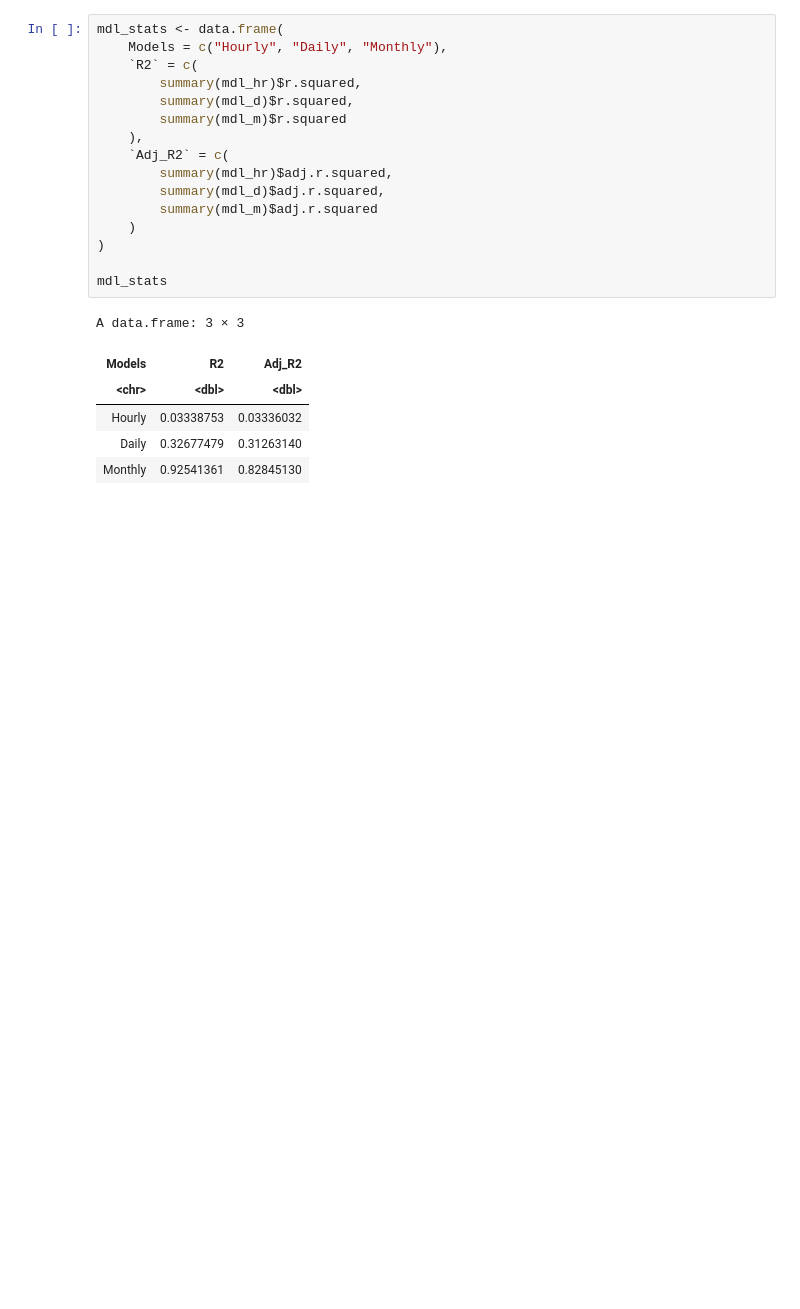
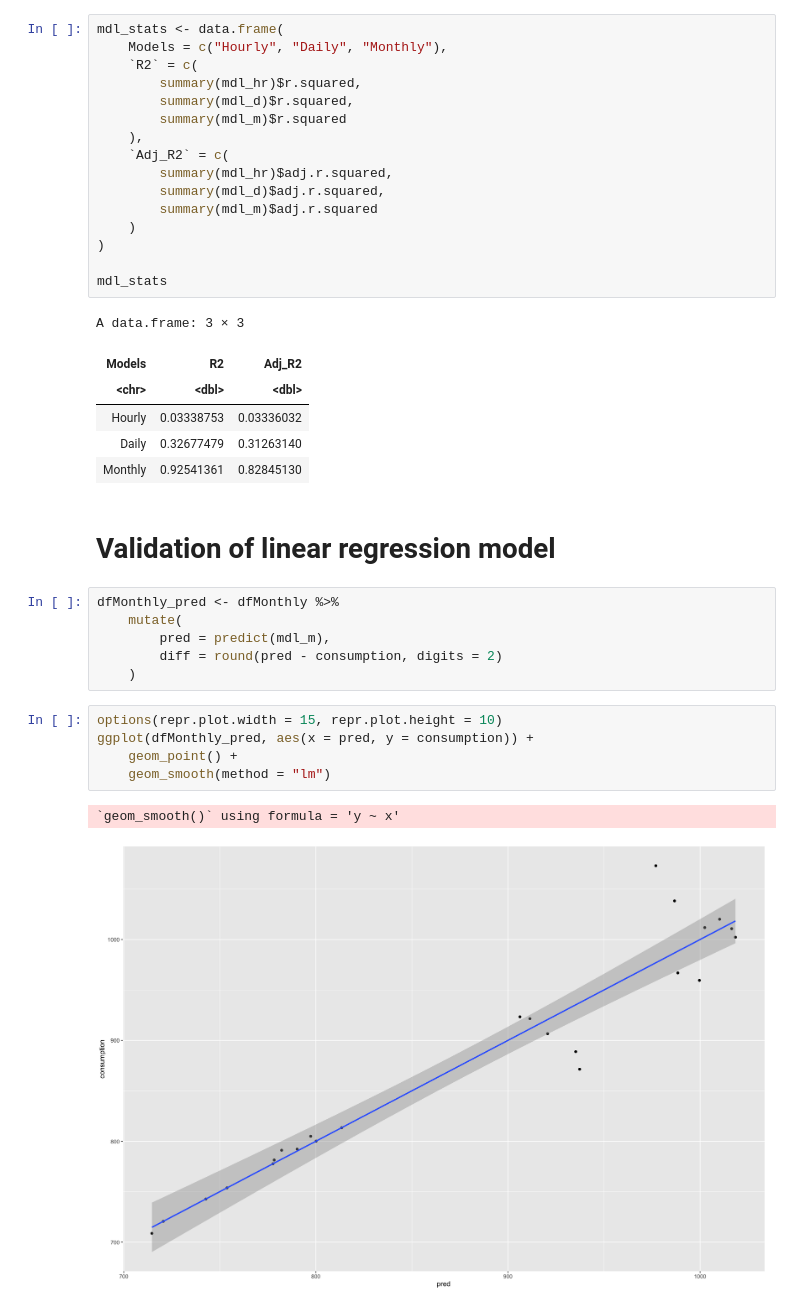
Before and after one commit to philippebarrette4/INF1430, a Jupyter notebook: scripts/Models/models.ipynb, the cells around one changed output. Saved outputs shown, nothing was run; the diff lists cells and outputs as text; blank space fills up the shorter version.

```diff
--- a/scripts/Models/models.ipynb
+++ b/scripts/Models/models.ipynb
@@ -102,3 +141,19 @@ A data.frame: 3 × 3
 | Hourly | 0.03338753 | 0.03336032 |
 | Daily | 0.32677479 | 0.31263140 |
 | Monthly | 0.92541361 | 0.82845130 |
+# %% [markdown]
+# Validation of linear regression model
+# %%
+dfMonthly_pred <- dfMonthly %>%
+    mutate(
+        pred = predict(mdl_m),
+        diff = round(pred - consumption, digits = 2)
+    )
+# %%
+options(repr.plot.width = 15, repr.plot.height = 10)
+ggplot(dfMonthly_pred, aes(x = pred, y = consumption)) +
+    geom_point() +
+    geom_smooth(method = "lm")
+# %% [output]
+`geom_smooth()` using formula = 'y ~ x'
+[figure, added]
```
Also changed, not shown: parts of 8 cells of this notebook.
